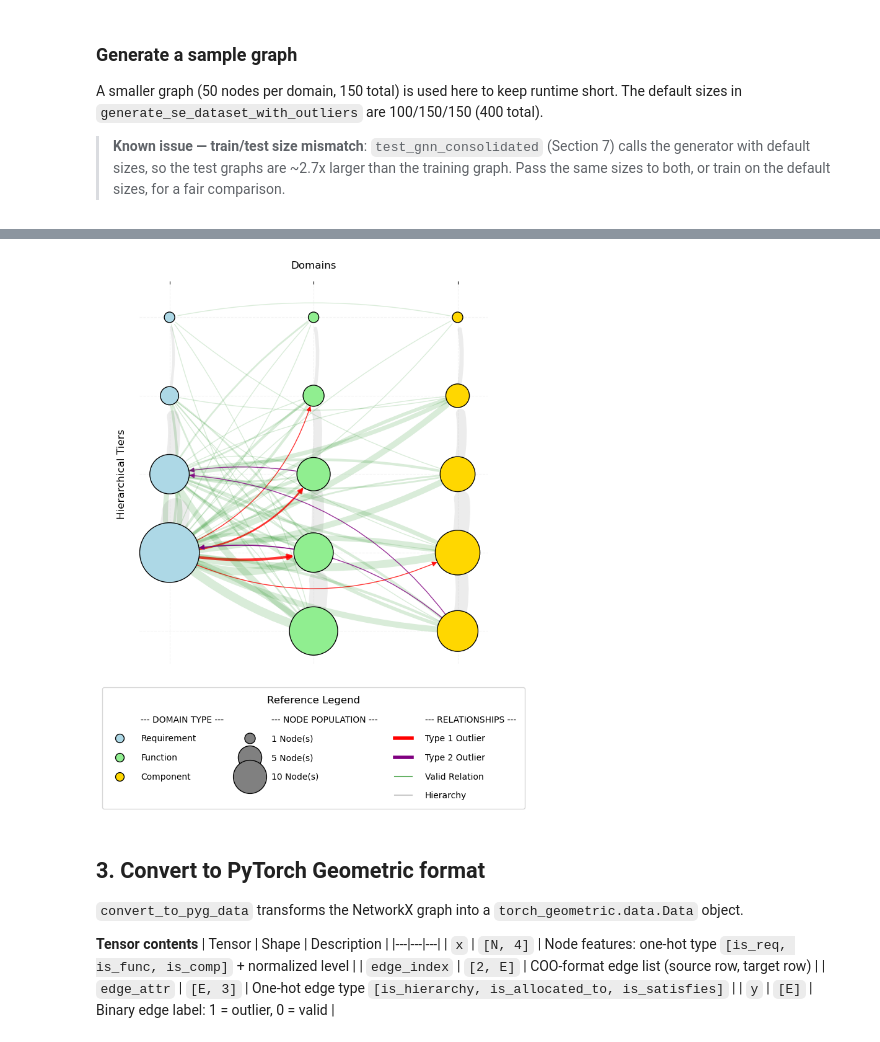
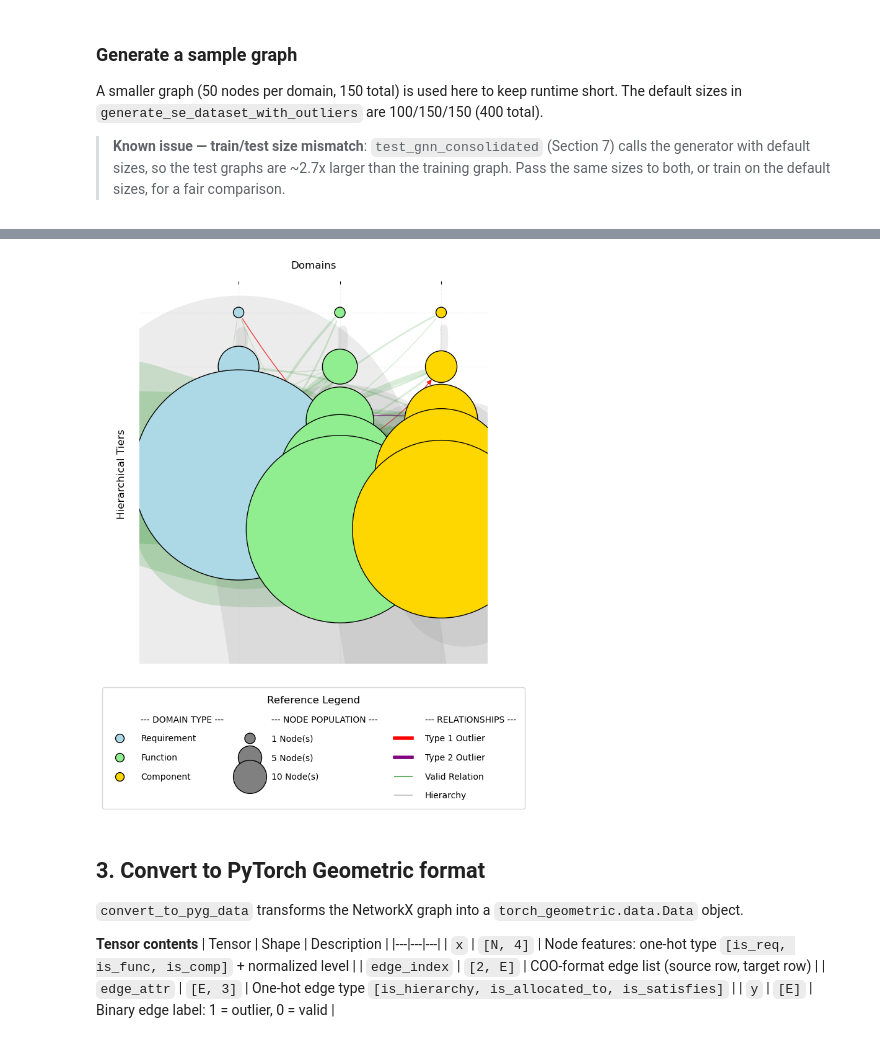
Before and after one commit to tcheb/ENGR521A, a Jupyter notebook: Synth_SE_data.ipynb, the cells around one changed output, grey strips where cells are left out. Cells and saved outputs as stored; diff of their text form; code cells hidden in the pictures.

```diff
--- a/Synth_SE_data.ipynb
+++ b/Synth_SE_data.ipynb
@@ -583,14 +599,14 @@ def plot_se_aggregated_grid(G):
     plt.show()
 # %%
 # Generate and Plot
-g = generate_se_dataset_with_outliers_standard(req_size=50, req_depth=3,
-    func_size=50, func_depth=4,
-    comp_size=50, comp_depth=4,p_illegal_satisfy=0.05, p_missing_satisfy=0.1)
+g = generate_se_dataset_with_outliers_standard(req_size=500, req_depth=3,
+    func_size=500, func_depth=4,
+    comp_size=500, comp_depth=4,p_illegal_satisfy=0.05, p_missing_satisfy=0.1)
 #plot_se_system_v2(g)
 #plot_se_clustered_by_domain_and_tier(g)
 plot_se_aggregated_grid(g)
 # %% [output]
-[figure, old version]
+[figure, new version]
 # %% [markdown]
 ## 3. Convert to PyTorch Geometric format
 
```
Also changed, not shown: parts of 9 cells of this notebook, 2 other files.
